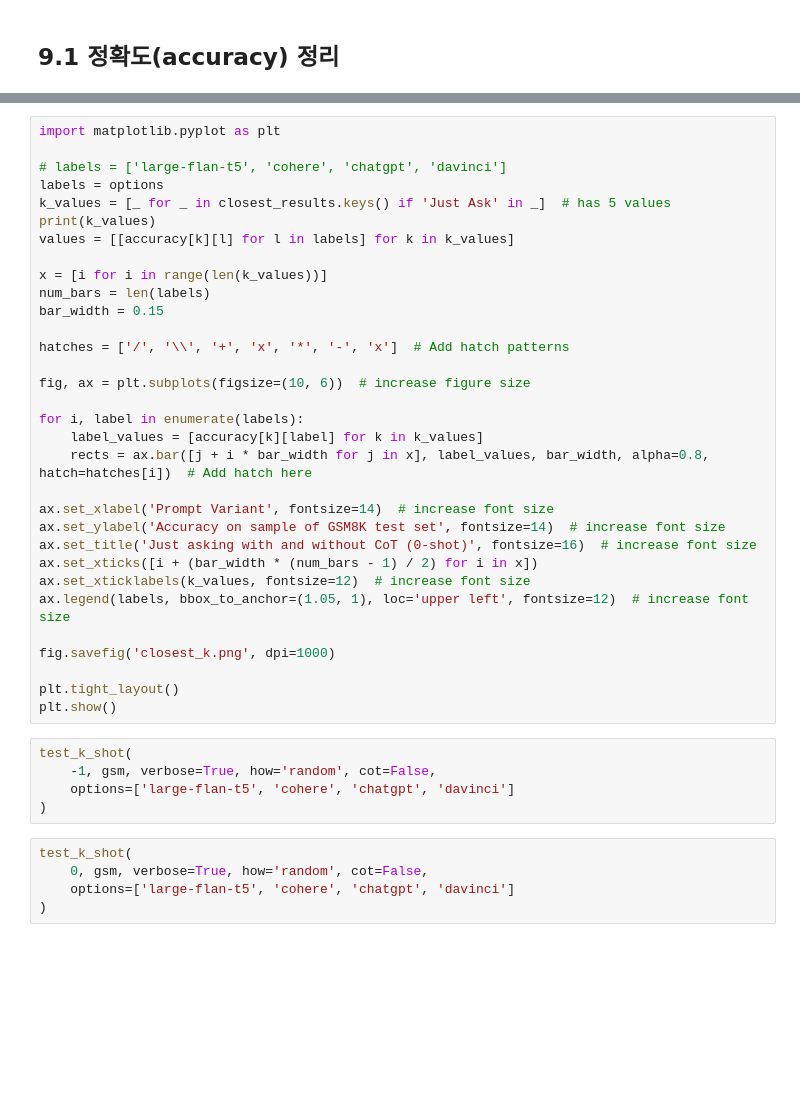
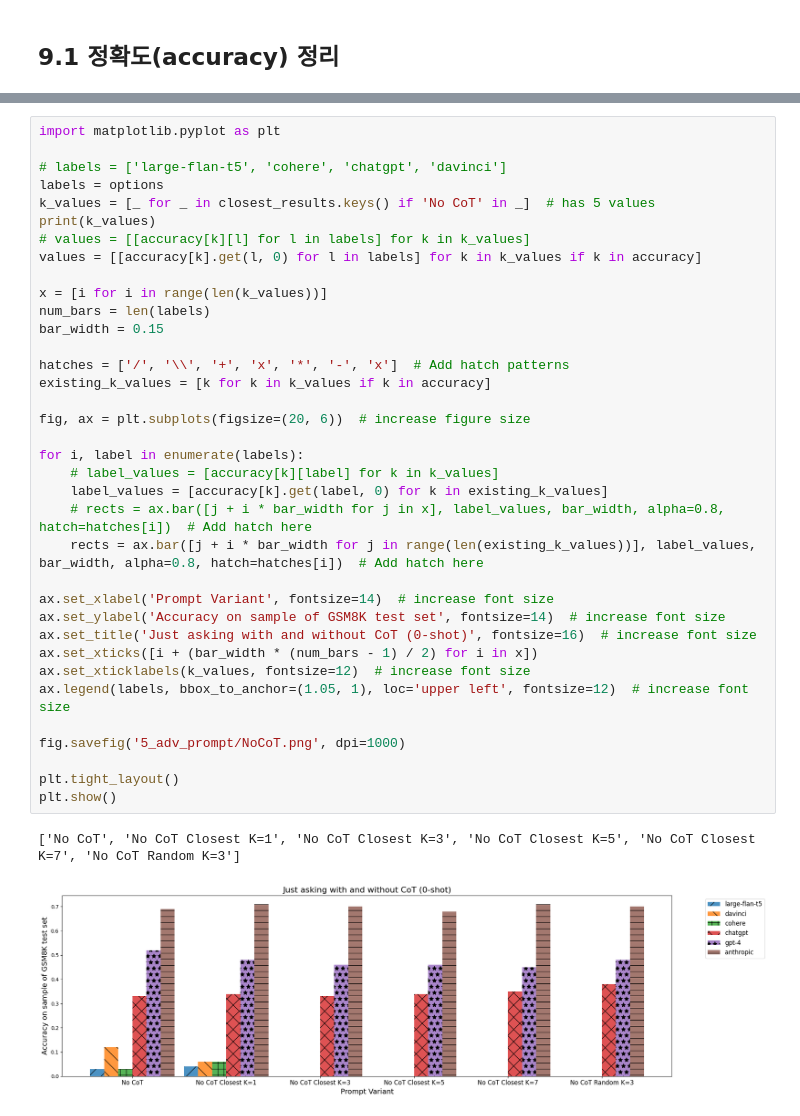
Before and after one commit to kimwooglae/quick-start-guide-to-llms, a Jupyter notebook: notebooks/5_adv_prompt_engineering.ipynb, the cells around one changed output, grey strips where cells are left out. Drawn from its saved outputs; the diff is of its cells as text; blank space fills up the shorter version.

```diff
--- a/notebooks/5_adv_prompt_engineering.ipynb
+++ b/notebooks/5_adv_prompt_engineering.ipynb
@@ -2176,42 +2298,39 @@ plt.show()
 # %%
 import matplotlib.pyplot as plt
 
 # labels = ['large-flan-t5', 'cohere', 'chatgpt', 'davinci']
 labels = options
-k_values = [_ for _ in closest_results.keys() if 'Just Ask' in _]  # has 5 values
+k_values = [_ for _ in closest_results.keys() if 'No CoT' in _]  # has 5 values
 print(k_values)
-values = [[accuracy[k][l] for l in labels] for k in k_values]
+# values = [[accuracy[k][l] for l in labels] for k in k_values]
+values = [[accuracy[k].get(l, 0) for l in labels] for k in k_values if k in accuracy]
 
 x = [i for i in range(len(k_values))]
 num_bars = len(labels)
 bar_width = 0.15
 
 hatches = ['/', '\\', '+', 'x', '*', '-', 'x']  # Add hatch patterns
+existing_k_values = [k for k in k_values if k in accuracy]
 
-fig, ax = plt.subplots(figsize=(10, 6))  # increase figure size
+fig, ax = plt.subplots(figsize=(20, 6))  # increase figure size
 
 for i, label in enumerate(labels):
-    label_values = [accuracy[k][label] for k in k_values]
-    rects = ax.bar([j + i * bar_width for j in x], label_values, bar_width, alpha=0.8, hatch=hatches[i])  # Add hatch here
+    # label_values = [accuracy[k][label] for k in k_values]
+    label_values = [accuracy[k].get(label, 0) for k in existing_k_values]
+    # rects = ax.bar([j + i * bar_width for j in x], label_values, bar_width, alpha=0.8, hatch=hatches[i])  # Add hatch here
+    rects = ax.bar([j + i * bar_width for j in range(len(existing_k_values))], label_values, bar_width, alpha=0.8, hatch=hatches[i])  # Add hatch here
 
 ax.set_xlabel('Prompt Variant', fontsize=14)  # increase font size
 ax.set_ylabel('Accuracy on sample of GSM8K test set', fontsize=14)  # increase font size
 ax.set_title('Just asking with and without CoT (0-shot)', fontsize=16)  # increase font size
 ax.set_xticks([i + (bar_width * (num_bars - 1) / 2) for i in x])
 ax.set_xticklabels(k_values, fontsize=12)  # increase font size
 ax.legend(labels, bbox_to_anchor=(1.05, 1), loc='upper left', fontsize=12)  # increase font size
 
-fig.savefig('closest_k.png', dpi=1000)
+fig.savefig('5_adv_prompt/NoCoT.png', dpi=1000)
 
 plt.tight_layout()
 plt.show()
+# %% [output]
+['No CoT', 'No CoT Closest K=1', 'No CoT Closest K=3', 'No CoT Closest K=5', 'No CoT Closest K=7', 'No CoT Random K=3']
+[figure, added]
-# %%
-test_k_shot(
-    -1, gsm, verbose=True, how='random', cot=False,
-    options=['large-flan-t5', 'cohere', 'chatgpt', 'davinci']
-)
-# %%
-test_k_shot(
-    0, gsm, verbose=True, how='random', cot=False,
-    options=['large-flan-t5', 'cohere', 'chatgpt', 'davinci']
-)
```
Also changed, not shown: parts of 31 cells of this notebook, 12 other files.
